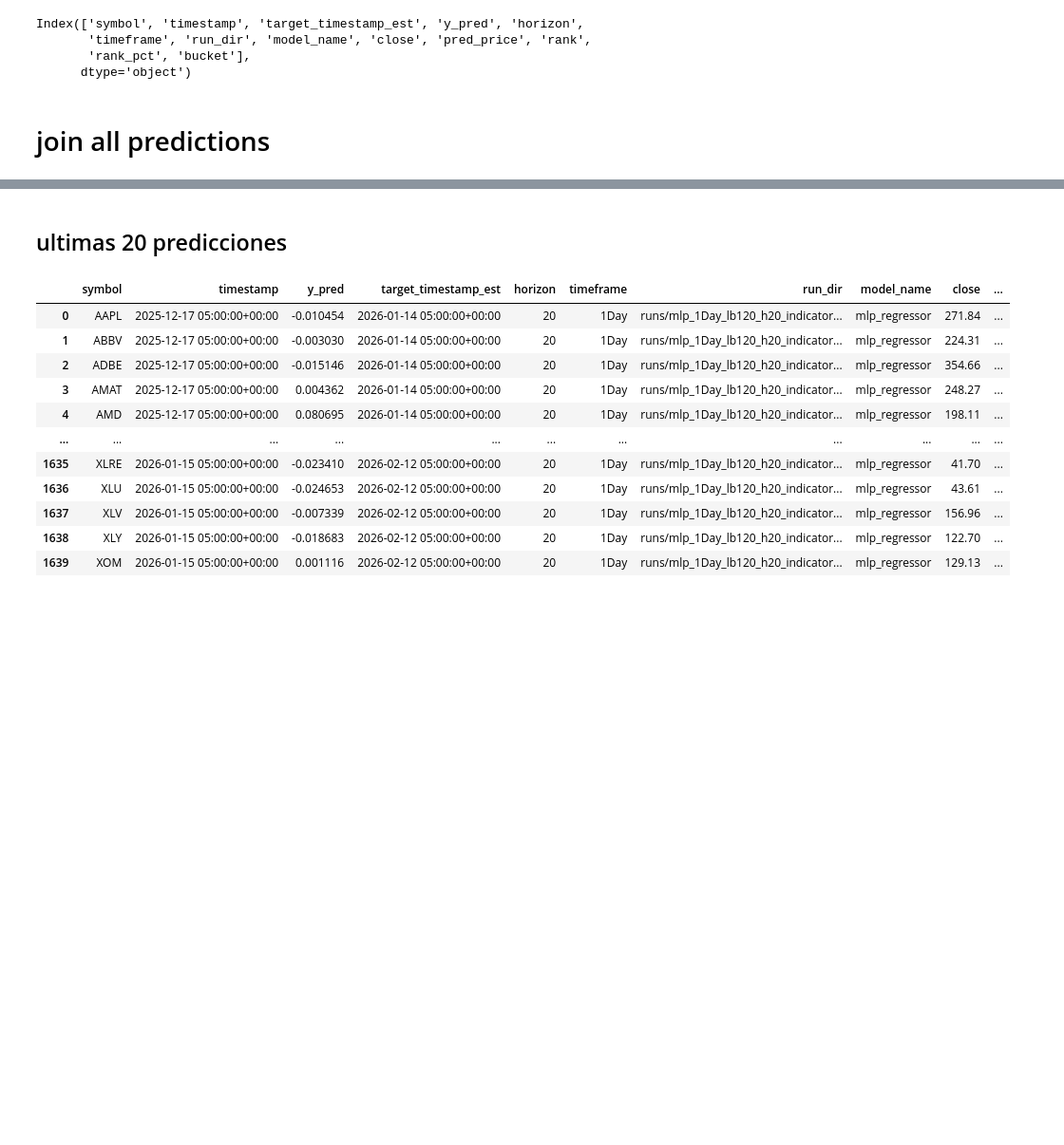
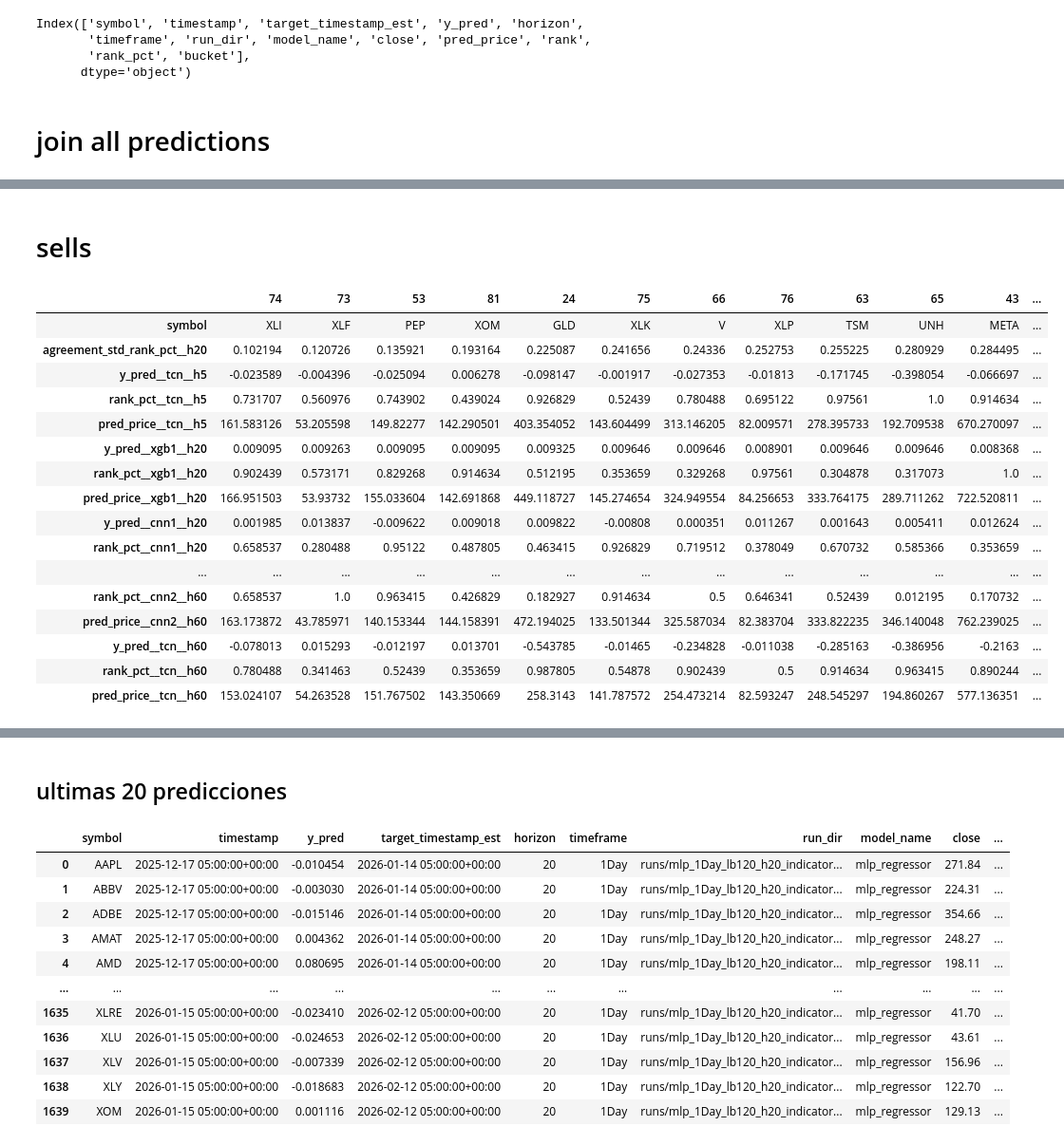
Before and after one commit to APROHACK124/finance-modelling, a Jupyter notebook: machine_learning/predict.ipynb, the cells around one changed output, grey strips where cells are left out. Shown at 95% size. Cells and saved outputs as stored; diff of their text form; code cells hidden in the pictures; blank space fills up the shorter version.

```diff
--- a/machine_learning/predict.ipynb
+++ b/machine_learning/predict.ipynb
@@ -651,0 +904,22 @@ FileNotFoundError: No encuentro artifact en runs/tcn_walkforward_2026-01-26_....
+# %% [markdown]
+# sells
+# %%
+keep_pred_cols_only(relaxed_sells.sort_values(by='agreement_std_rank_pct__h20')).T.head(60)
+# %% [output]
+|  | 74 | 73 | 53 | 81 | 24 | 75 | 66 | 76 | 63 | 65 | 43 | ... |
+| symbol | XLI | XLF | PEP | XOM | GLD | XLK | V | XLP | TSM | UNH | META | ... |
+| agreement_std_rank_pct__h20 | 0.102194 | 0.120726 | 0.135921 | 0.193164 | 0.225087 | 0.241656 | 0.24336 | 0.252753 | 0.255225 | 0.280929 | 0.284495 | ... |
+| y_pred__tcn__h5 | -0.023589 | -0.004396 | -0.025094 | 0.006278 | -0.098147 | -0.001917 | -0.027353 | -0.01813 | -0.171745 | -0.398054 | -0.066697 | ... |
+| rank_pct__tcn__h5 | 0.731707 | 0.560976 | 0.743902 | 0.439024 | 0.926829 | 0.52439 | 0.780488 | 0.695122 | 0.97561 | 1.0 | 0.914634 | ... |
+| pred_price__tcn__h5 | 161.583126 | 53.205598 | 149.82277 | 142.290501 | 403.354052 | 143.604499 | 313.146205 | 82.009571 | 278.395733 | 192.709538 | 670.270097 | ... |
+| y_pred__xgb1__h20 | 0.009095 | 0.009263 | 0.009095 | 0.009095 | 0.009325 | 0.009646 | 0.009646 | 0.008901 | 0.009646 | 0.009646 | 0.008368 | ... |
+| rank_pct__xgb1__h20 | 0.902439 | 0.573171 | 0.829268 | 0.914634 | 0.512195 | 0.353659 | 0.329268 | 0.97561 | 0.304878 | 0.317073 | 1.0 | ... |
+| pred_price__xgb1__h20 | 166.951503 | 53.93732 | 155.033604 | 142.691868 | 449.118727 | 145.274654 | 324.949554 | 84.256653 | 333.764175 | 289.711262 | 722.520811 | ... |
+| y_pred__cnn1__h20 | 0.001985 | 0.013837 | -0.009622 | 0.009018 | 0.009822 | -0.00808 | 0.000351 | 0.011267 | 0.001643 | 0.005411 | 0.012624 | ... |
+| rank_pct__cnn1__h20 | 0.658537 | 0.280488 | 0.95122 | 0.487805 | 0.463415 | 0.926829 | 0.719512 | 0.378049 | 0.670732 | 0.585366 | 0.353659 | ... |
+| ... | ... | ... | ... | ... | ... | ... | ... | ... | ... | ... | ... | ... |
+| rank_pct__cnn2__h60 | 0.658537 | 1.0 | 0.963415 | 0.426829 | 0.182927 | 0.914634 | 0.5 | 0.646341 | 0.52439 | 0.012195 | 0.170732 | ... |
+| pred_price__cnn2__h60 | 163.173872 | 43.785971 | 140.153344 | 144.158391 | 472.194025 | 133.501344 | 325.587034 | 82.383704 | 333.822235 | 346.140048 | 762.239025 | ... |
+| y_pred__tcn__h60 | -0.078013 | 0.015293 | -0.012197 | 0.013701 | -0.543785 | -0.01465 | -0.234828 | -0.011038 | -0.285163 | -0.386956 | -0.2163 | ... |
+| rank_pct__tcn__h60 | 0.780488 | 0.341463 | 0.52439 | 0.353659 | 0.987805 | 0.54878 | 0.902439 | 0.5 | 0.914634 | 0.963415 | 0.890244 | ... |
+| pred_price__tcn__h60 | 153.024107 | 54.263528 | 151.767502 | 143.350669 | 258.3143 | 141.787572 | 254.473214 | 82.593247 | 248.545297 | 194.860267 | 577.136351 | ... |
```
Also changed, not shown: parts of 16 cells of this notebook, 3 other files.
